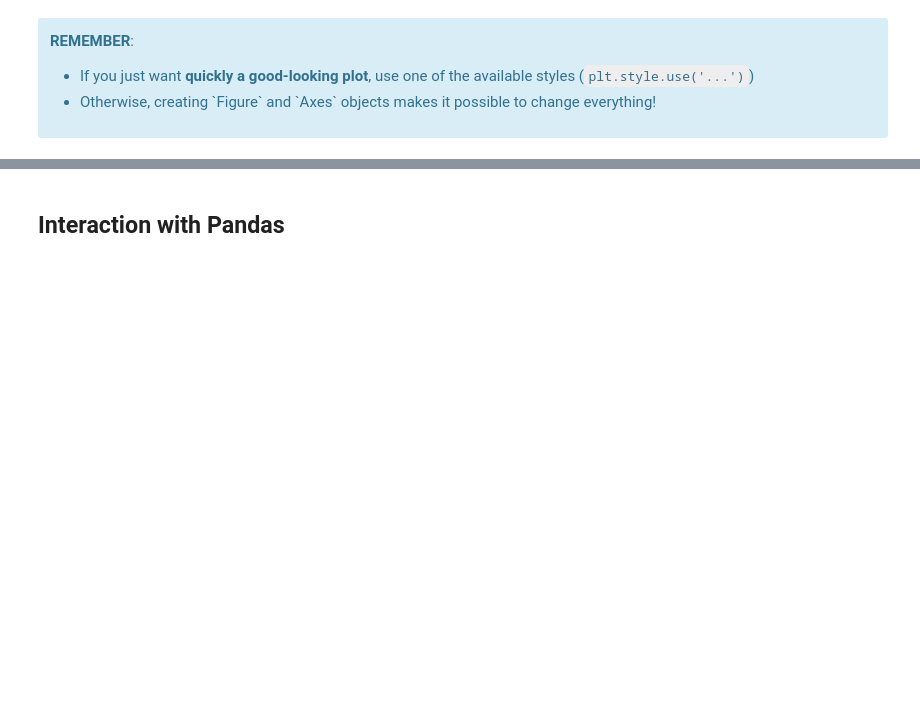
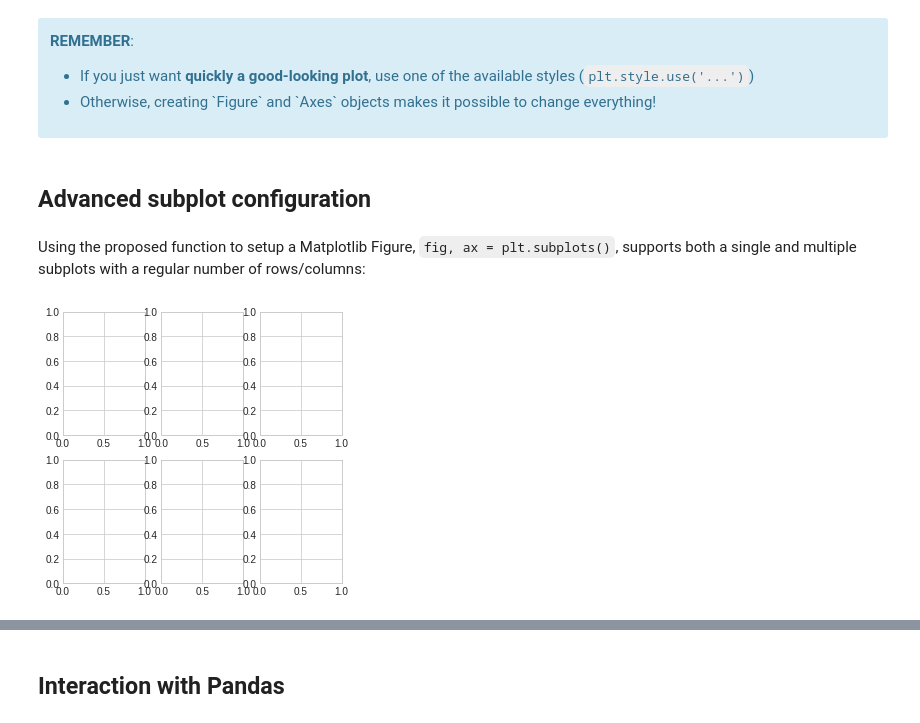
Before and after one commit to jorisvandenbossche/course-python-data, a Jupyter notebook: notebooks/visualization_01_matplotlib.ipynb, the cells around one changed output, grey strips where cells are left out. Drawn from its saved outputs; the diff is of its cells as text; code cells hidden in the pictures; blank space fills up the shorter version.

```diff
--- a/notebooks/visualization_01_matplotlib.ipynb
+++ b/notebooks/visualization_01_matplotlib.ipynb
@@ -182,3 +219,11 @@ or go all the way and define your own custom style, see the [official documentat
   <li>Otherwise, creating `Figure` and `Axes` objects makes it possible to change everything!</li>
 </ul>
 </div>
+# %% [markdown]
+## Advanced subplot configuration
+# %% [markdown]
+Using the proposed function to setup a Matplotlib Figure,  `fig, ax = plt.subplots()`, supports both a single and multiple subplots with a regular number of rows/columns:
+# %%
+fig, ax = plt.subplots(2, 3, figsize=(5, 5))
+# %% [output]
+[figure, added]
```
Also changed, not shown: parts of 23 cells of this notebook, 1 other file.
